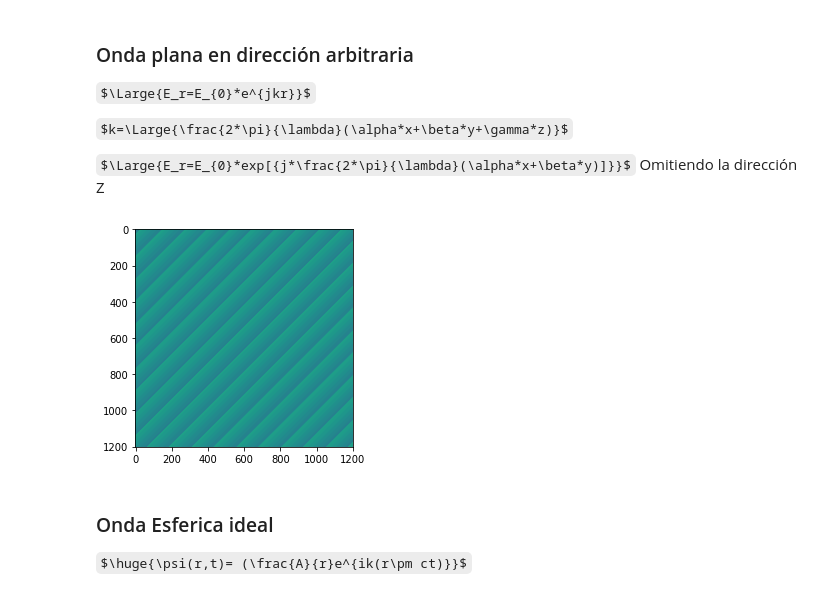
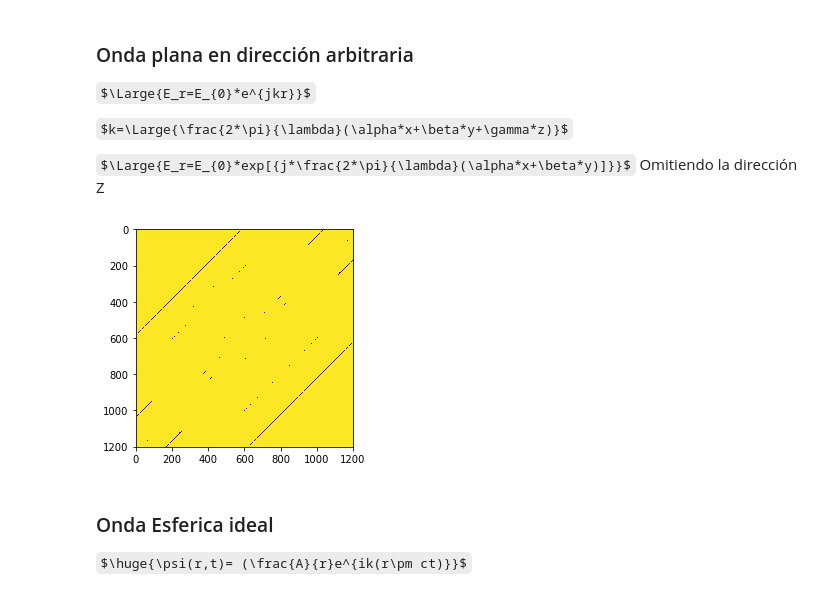
Before and after one commit to JuanDaAC/OpticalInstruments, a Jupyter notebook: Entrega 2/Pruebas/Funciones.ipynb, the cells around one changed output. Cells and saved outputs as stored; diff of their text form; code cells hidden in the pictures; some formulas as TeX source.

```diff
--- a/Entrega 2/Pruebas/Funciones.ipynb
+++ b/Entrega 2/Pruebas/Funciones.ipynb
@@ -34,10 +34,10 @@ def PlaneWave(M,N,AnglX,AnglY,dx,dy,wavelength):
     return wave
 # %%
 plan= PlaneWave(1200,1200,0.4,0.4,0.1,0.10,0.650)
-plt.imshow(np.angle(plan))
+plt.imshow(np.abs(plan))
 plt.show()
 # %% [output]
-[figure, old version]
+[figure, new version]
 # %% [markdown]
 ### Onda Esferica ideal
 
```
Also changed, not shown: 3 other files.
